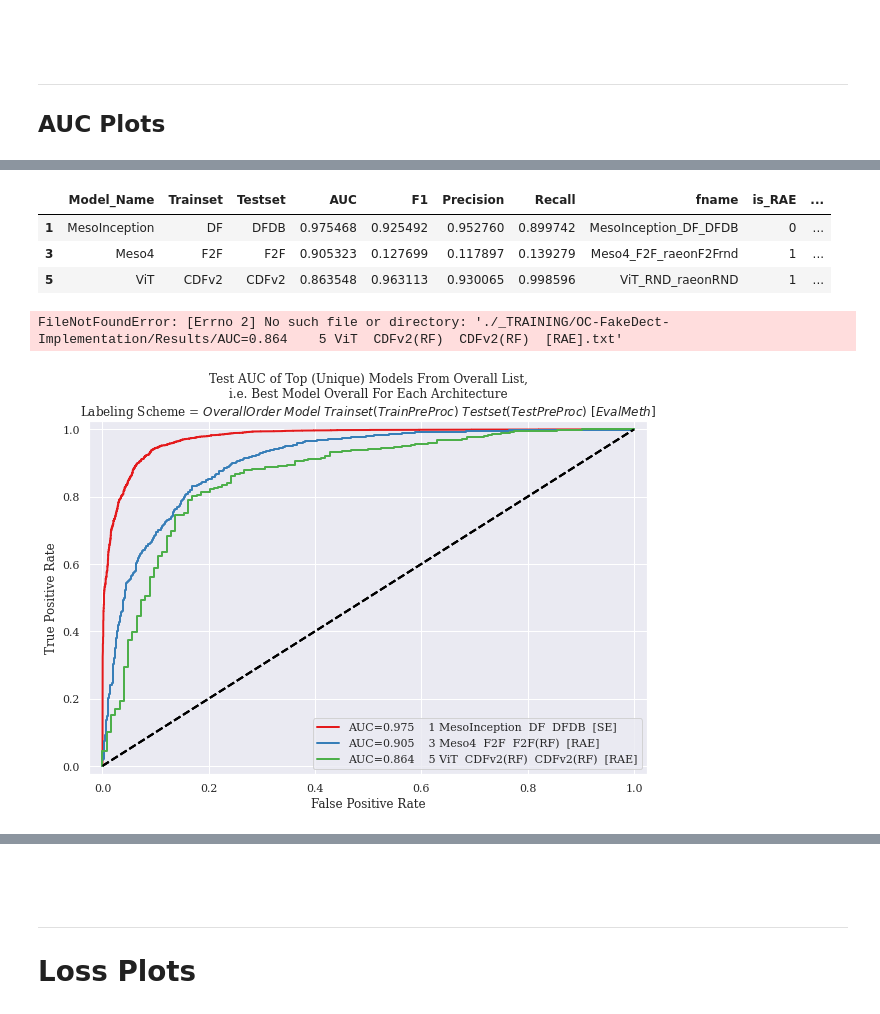
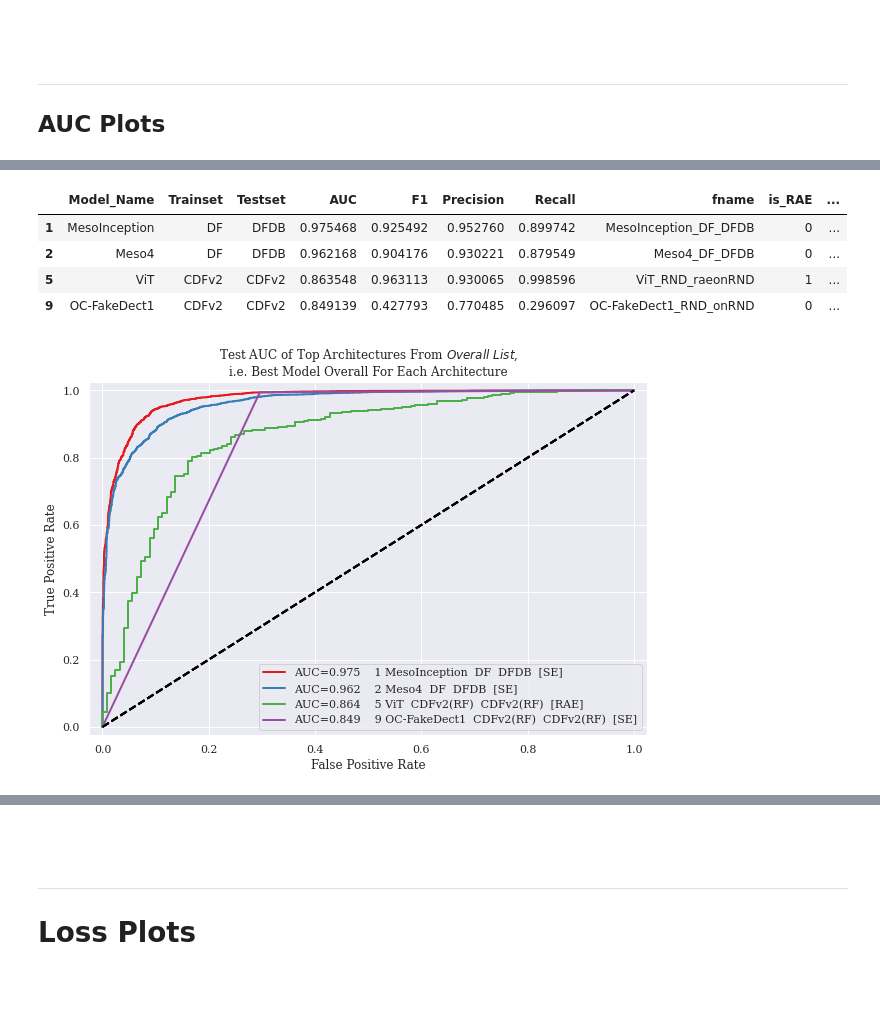
Before and after one commit to zsxkib/MInf-2.0-DeepFake-Detection, a Jupyter notebook: Collate_Results.ipynb, the cells around one changed output, grey strips where cells are left out. Saved outputs shown, nothing was run; the diff lists cells and outputs as text; code cells hidden in the pictures; blank space fills up the shorter version.

```diff
--- a/Collate_Results.ipynb
+++ b/Collate_Results.ipynb
@@ -44,6 +44,21 @@ def get_metric_from_file(fpath, metric="auc"):
             tpr = ast.literal_eval(tpr.strip().split("=")[-1])
             fpr = ast.literal_eval(fpr.strip().split("=")[-1])
             return tpr, fpr, experiment_name
+
+        if "ytrueNypreds" == metric:
+            f.readline()
+            fpr = f.readline()
+            f.readline()
+            tpr = f.readline()
+            tpr = ast.literal_eval(tpr.strip().split("=")[-1])
+            fpr = ast.literal_eval(fpr.strip().split("=")[-1])
+            f.readline()
+            y_true = f.readline()
+            y_true = ast.literal_eval(y_true.strip().split("=")[-1])
+            f.readline()
+            y_pred = f.readline()
+            y_pred = ast.literal_eval(y_pred.strip().split("=")[-1])
+            return y_true, y_pred, experiment_name
     chosen_metric = metrics[metric.lower()]
     return float(chosen_metric.strip().split("=")[-1])
 
@@ -1105,6 +1221,7 @@ for model_fname in dfid_best_gen_models["fname"]:
     model_fname = model_fname.replace("_", "  ")
     model_fname = f"{picked_model.index[0]} {model_fname}"
     model_fname = f"AUC={float(auroc):.3f}    {model_fname}"
+    model_fname = model_fname.replace(")D", ")  D")
     lw = 2
     plt.plot(fpr, tpr, lw=lw, label=model_fname)#f'{model_fname}     [Area = %0.3f]' % auroc)
     plt.plot([0, 1], [0, 1], color='black', lw=lw, linestyle='--')
@@ -1114,7 +1231,7 @@ for model_fname in dfid_best_gen_models["fname"]:
     plt.xlabel('False Positive Rate')
     plt.ylabel('True Positive Rate')
     # plt.title(f"AUROC of {experiment_name}")
-    plt.title(f"Test AUC of Top (Unique) Models From Generalisablity List (Trainset $\\neq$ Testset),\ni.e. Most Generalisable Model For Each Architecture\nLabeling Scheme = $OverallOrder$ $Model$ $Trainset(TrainPreProc)$ $Testset(TestPreProc)$ $[EvalMeth]$")
+    plt.title(f"Test AUC of Top Architectures From $Generalisablity$ $List$ ($Trainset \\neq Testset$),\ni.e. Most Generalisable Model For Each Architecture")#\nLabeling Scheme = $OverallOrder$ $Model$ $Trainset(TrainPreProc)$ $Testset(TestPreProc)$ $[EvalMeth]$")
     plt.legend(loc="lower right")
 fname = f"AUC_Most_Gen"
 plt.savefig(
@@ -1138,18 +1244,14 @@ dfid.drop_duplicates(subset=["Testset"]).copy()
 # %%
-dfx = dfid.drop_duplicates(subset=["Testset"]).copy()
+dfx = dfid.drop_duplicates("Model_Name").copy()
 dfid_best_models = dfx
-
-dfid_best_models = dfid_best_models.drop_duplicates(subset=["Testset"]).drop_duplicates(subset=["Model_Name"])
+dfid_best_models = dfid_best_models.drop_duplicates(subset=["Model_Name"])
 dfid_best_models
 # %% [output]
 |  | Model_Name | Trainset | Testset | AUC | F1 | Precision | Recall | fname | is_RAE | ... |
 | 1 | MesoInception | DF | DFDB | 0.975468 | 0.925492 | 0.952760 | 0.899742 | MesoInception_DF_DFDB | 0 | ... |
-| 3 | Meso4 | F2F | F2F | 0.905323 | 0.127699 | 0.117897 | 0.139279 | Meso4_F2F_raeonF2Frnd | 1 | ... |
+| 2 | Meso4 | DF | DFDB | 0.962168 | 0.904176 | 0.930221 | 0.879549 | Meso4_DF_DFDB | 0 | ... |
 | 5 | ViT | CDFv2 | CDFv2 | 0.863548 | 0.963113 | 0.930065 | 0.998596 | ViT_RND_raeonRND | 1 | ... |
+| 9 | OC-FakeDect1 | CDFv2 | CDFv2 | 0.849139 | 0.427793 | 0.770485 | 0.296097 | OC-FakeDect1_RND_onRND | 0 | ... |
-# %%
-tpr, fpr, experiment_name = get_metric_from_file(f"{oc_fakedect1_results_dir}{model_fname}.txt", "tfpr")
-# %% [output]
-FileNotFoundError: [Errno 2] No such file or directory: './_TRAINING/OC-FakeDect-Implementation/Results/AUC=0.864    5 ViT  CDFv2(RF)  CDFv2(RF)  [RAE].txt'
 # %%
 plt.figure(figsize=(10, 6.5))
 sns.set_palette("Set1")
@@ -1173,32 +1275,33 @@ for model_fname in dfid_best_models["fname"]:
 
     model_fname = model_fname.replace("AVG", "CDFv2(AF)").replace("RND", "CDFv2(RF)")
     model_fname = model_fname.replace("avg", "(AF)").replace("rnd", "(RF)")
     model_fname = model_fname.replace("_on", "")
     if "raeon" in model_fname or "running" in model_fname:
         model_fname = model_fname.replace("raeon", "")
         model_fname = model_fname.replace("running", "")
         model_fname = f"{model_fname}_[RAE]"
     else:
         model_fname = f"{model_fname}_[SE]"
     model_fname = model_fname.replace("_", "  ")
     model_fname = f"{picked_model.index[0]} {model_fname}"
     model_fname = f"AUC={float(auroc):.3f}    {model_fname}"
+    model_fname = model_fname.replace(")C", ")  C")
     lw = 2
     plt.plot(fpr, tpr, lw=lw, label=model_fname)#f'{model_fname}     [Area = %0.3f]' % auroc)
     plt.plot([0, 1], [0, 1], color='black', lw=lw, linestyle='--')
     extra_xylim = 0.025
     plt.xlim([0.0 - extra_xylim, 1.0 + extra_xylim])
     plt.ylim([0.0 - extra_xylim, 1.0 + extra_xylim])
     plt.xlabel('False Positive Rate')
     plt.ylabel('True Positive Rate')
     # plt.title(f"AUROC of {experiment_name}")
-    plt.title(f"Test AUC of Top (Unique) Models From Overall List,\ni.e. Best Model Overall For Each Architecture\nLabeling Scheme = $OverallOrder$ $Model$ $Trainset(TrainPreProc)$ $Testset(TestPreProc)$ $[EvalMeth]$")
+    plt.title(f"Test AUC of Top Architectures From $Overall$ $List$,\ni.e. Best Model Overall For Each Architecture")
     plt.legend(loc="lower right")
 fname = f"AUC_Best_Overall"
 plt.savefig(
     f"./_PLOTS/{fname}.pdf",
     bbox_inches="tight",
     )
 plt.show()
 # %% [output]
-[figure, old version]
+[figure, new version]
```
Also changed, not shown: parts of 29 cells of this notebook, 15 other files.
